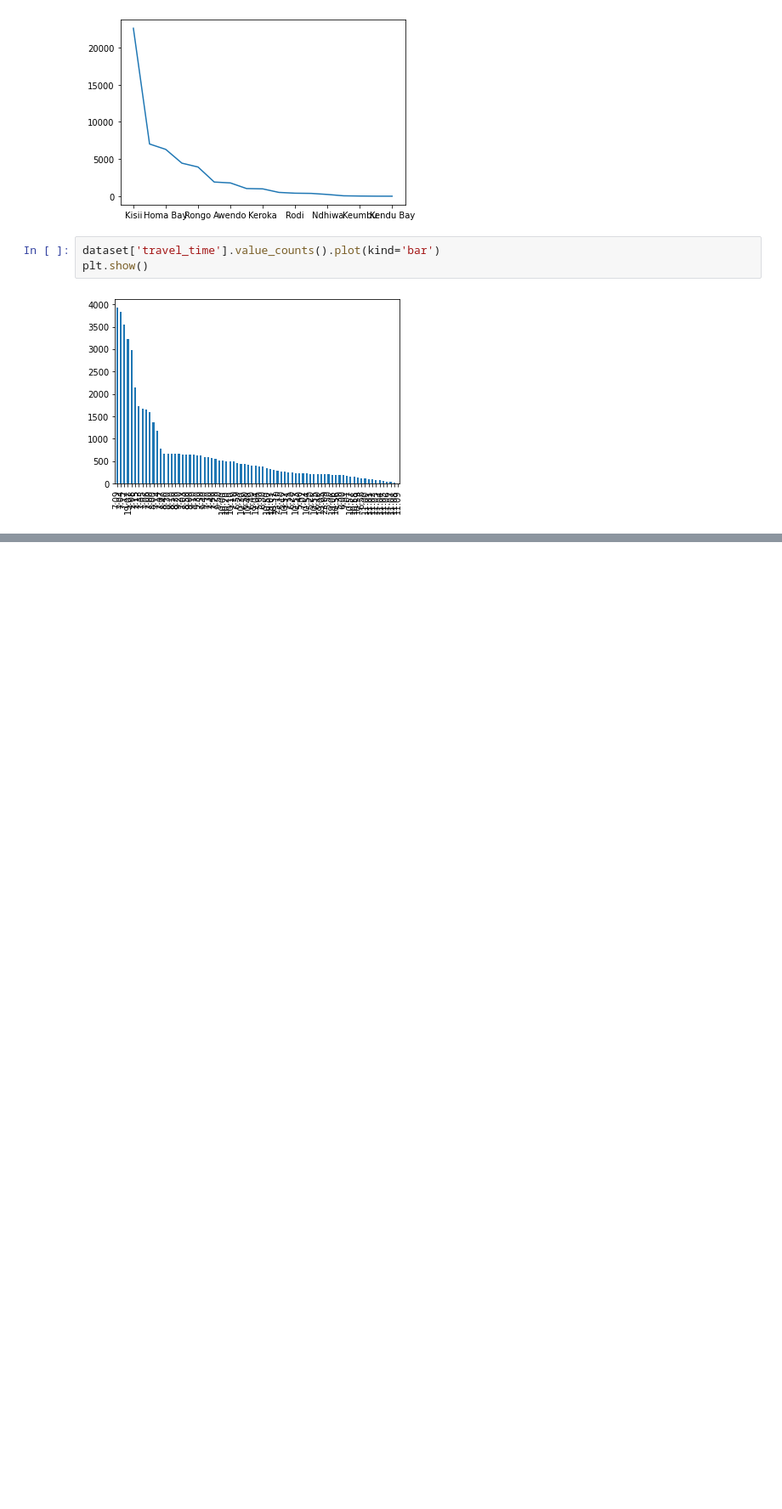
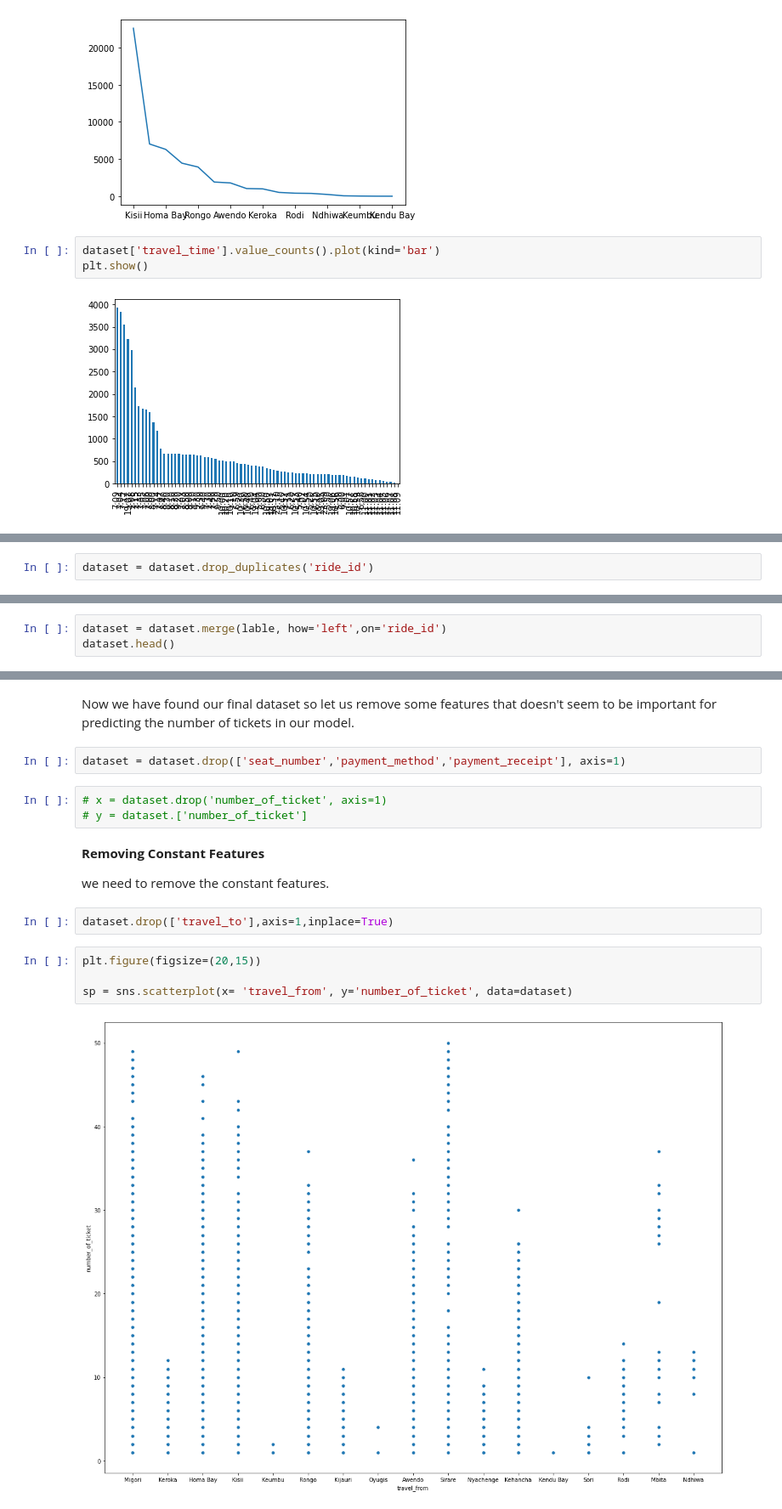
Before and after one commit to Yashwati-patel/Transport_Demand_Prediction, a Jupyter notebook: Final_Notebook_of_Transport_Demand_Prediction.ipynb, the cells around one changed output, grey strips where cells are left out. Shown: that part at 85% size. Cells and saved outputs as stored; diff of their text form; blank space fills up the shorter version.

```diff
--- a/Final_Notebook_of_Transport_Demand_Prediction.ipynb
+++ b/Final_Notebook_of_Transport_Demand_Prediction.ipynb
@@ -202,0 +243,2 @@ plt.show()
+# %%
+dataset = dataset.drop_duplicates('ride_id')
@@ -202,0 +251,3 @@ plt.show()
+# %%
+dataset = dataset.merge(lable, how='left',on='ride_id')
+dataset.head()
@@ -202,0 +261,19 @@ plt.show()
+# %% [markdown]
+Now we have found our final dataset so let us remove some features that doesn't seem to be important for predicting the number of tickets in our model.
+# %%
+dataset = dataset.drop(['seat_number','payment_method','payment_receipt'], axis=1)
+# %%
+# x = dataset.drop('number_of_ticket', axis=1)
+# y = dataset.['number_of_ticket']
+# %% [markdown]
+**Removing Constant Features**
+
+we need to remove  the constant features.
+# %%
+dataset.drop(['travel_to'],axis=1,inplace=True)
+# %%
+plt.figure(figsize=(20,15))
+
+sp = sns.scatterplot(x= 'travel_from', y='number_of_ticket', data=dataset)
+# %% [output]
+[figure, added]
```
Also changed, not shown: parts of 21 cells of this notebook.
